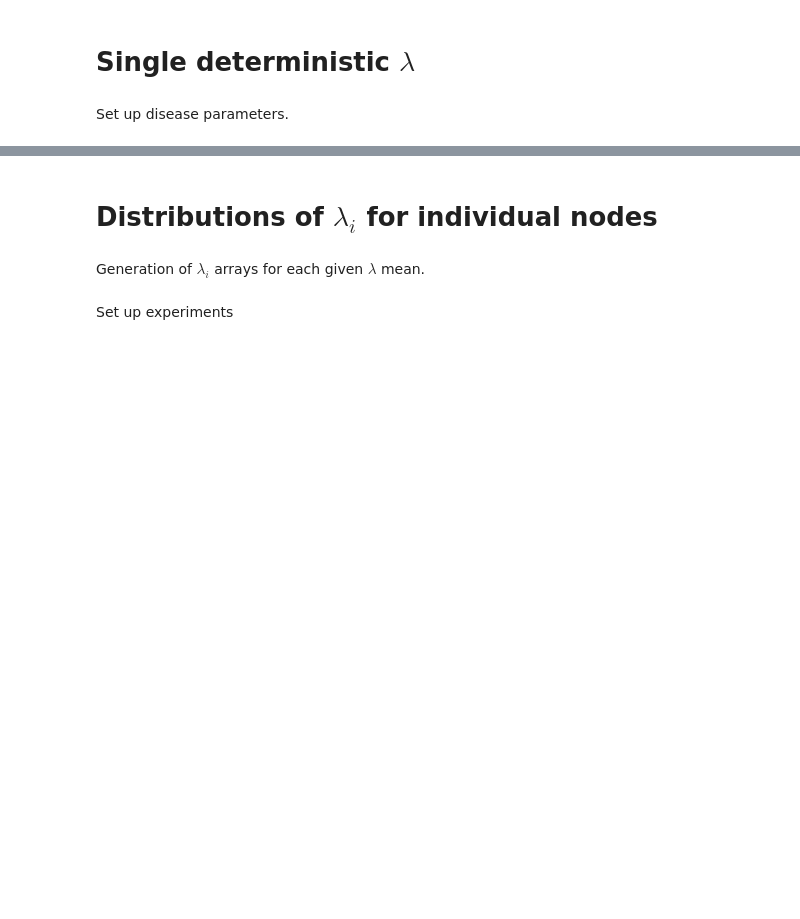
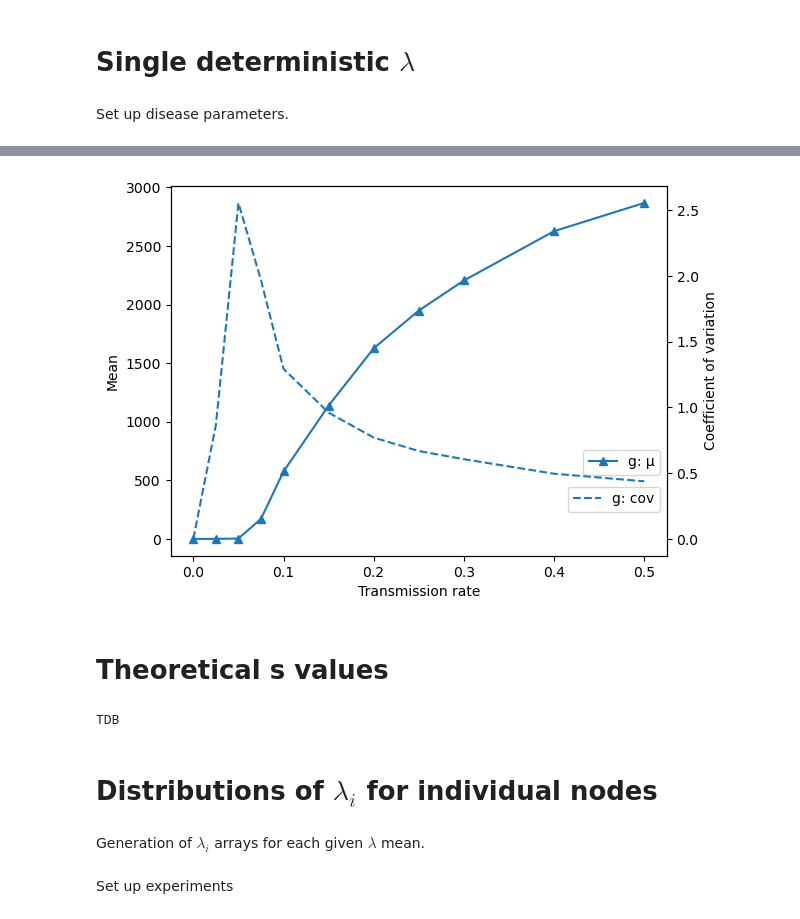
Before and after one commit to SunnyRT/SF5_network_analysis, a Jupyter notebook: experiments2.ipynb, the cells around one changed output, grey strips where cells are left out. Cells and saved outputs as stored; diff of their text form; code cells hidden in the pictures; blank space fills up the shorter version.

```diff
--- a/experiments2.ipynb
+++ b/experiments2.ipynb
@@ -80,3 +186,32 @@ lambda =  0.5 c_p =  4015.1857950356352 c_g =  2822.8087982305233
+# %%
+# Plot data on the first y-axis
+fig, ax1 = plt.subplots()
+ax1.plot(lambda_means, mu_g, "^-", color = 'tab:blue', label="g: μ")
+ax1.set_xscale('linear')
+ax1.set_xlabel('Transmission rate')
+ax1.set_ylabel("Mean")
+ax1.tick_params(axis='y')
+
+# Create the second y-axis
+ax2 = ax1.twinx()
+ax2.plot(lambda_means, cov_g, "--", color = 'tab:blue', label="g: cov")
+ax2.set_xscale('linear')
+ax2.set_ylabel("Coefficient of variation")
+ax2.tick_params(axis='y')
+
+# Add legends
+ax1.legend(loc='lower right', bbox_to_anchor=(1.0, 0.2))
+ax2.legend(loc='lower right', bbox_to_anchor=(1.0, 0.1))
+# Show the plot
+plt.show()
+# %% [output]
+[figure, added]
+# %% [markdown]
+# Theoretical s values
+# %%
+print("TDB")
+# %% [output]
+TDB
 # %% [markdown]
 # Distributions of $\lambda_i$ for individual nodes
 # %% [markdown]
```
Also changed, not shown: parts of 15 cells of this notebook, 3 other files.
